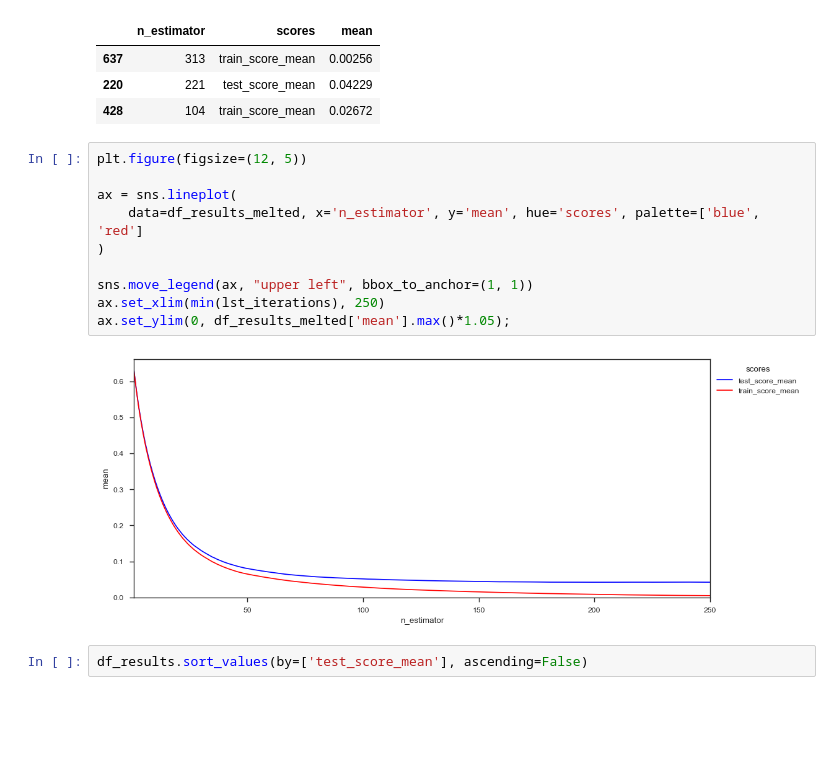
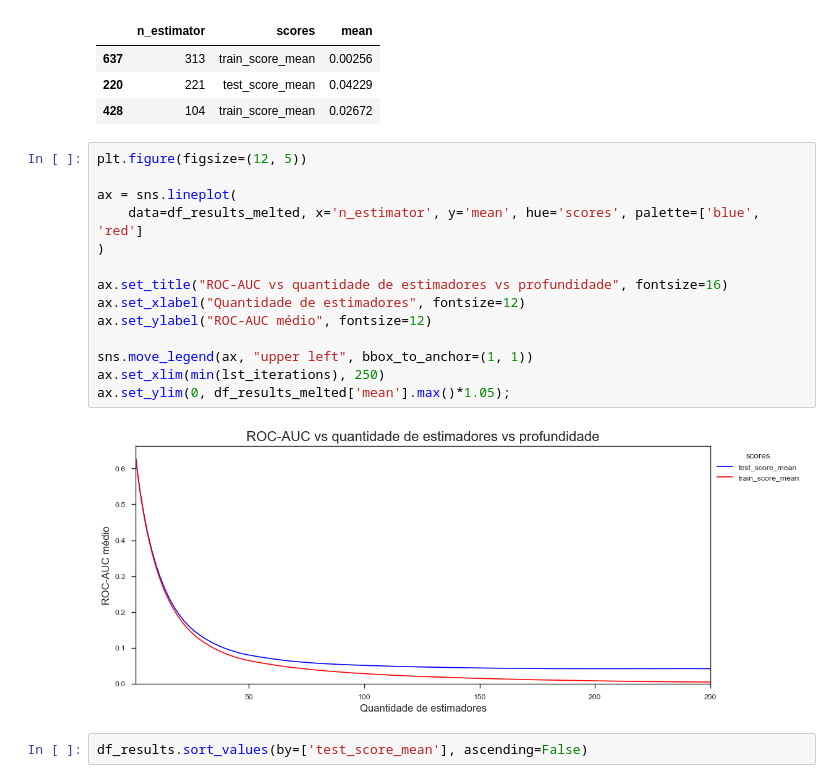
Before and after one commit to guyrux/ethereum_laundering, a Jupyter notebook: notebooks/03-ethereum_modeling_v2-suto.ipynb, the cells around one changed output. Cells and saved outputs as stored; diff of their text form; blank space fills up the shorter version.

Commit message:
WIP - Last graph.

```diff
--- a/notebooks/03-ethereum_modeling_v2-suto.ipynb
+++ b/notebooks/03-ethereum_modeling_v2-suto.ipynb
@@ -455,15 +460,19 @@ df_results_melted.sample(3, random_state=RANDOM_STATE)
 # %%
 plt.figure(figsize=(12, 5))
 
 ax = sns.lineplot(
     data=df_results_melted, x='n_estimator', y='mean', hue='scores', palette=['blue', 'red']
 )
 
+ax.set_title("ROC-AUC vs quantidade de estimadores vs profundidade", fontsize=16)
+ax.set_xlabel("Quantidade de estimadores", fontsize=12)
+ax.set_ylabel("ROC-AUC médio", fontsize=12)
+
 sns.move_legend(ax, "upper left", bbox_to_anchor=(1, 1))
 ax.set_xlim(min(lst_iterations), 250)
 ax.set_ylim(0, df_results_melted['mean'].max()*1.05);
 # %% [output]
-[figure, old version]
+[figure, new version]
 # %%
 df_results.sort_values(by=['test_score_mean'], ascending=False)
 # %% [output]
```
Also changed, not shown: parts of 49 cells of this notebook.
